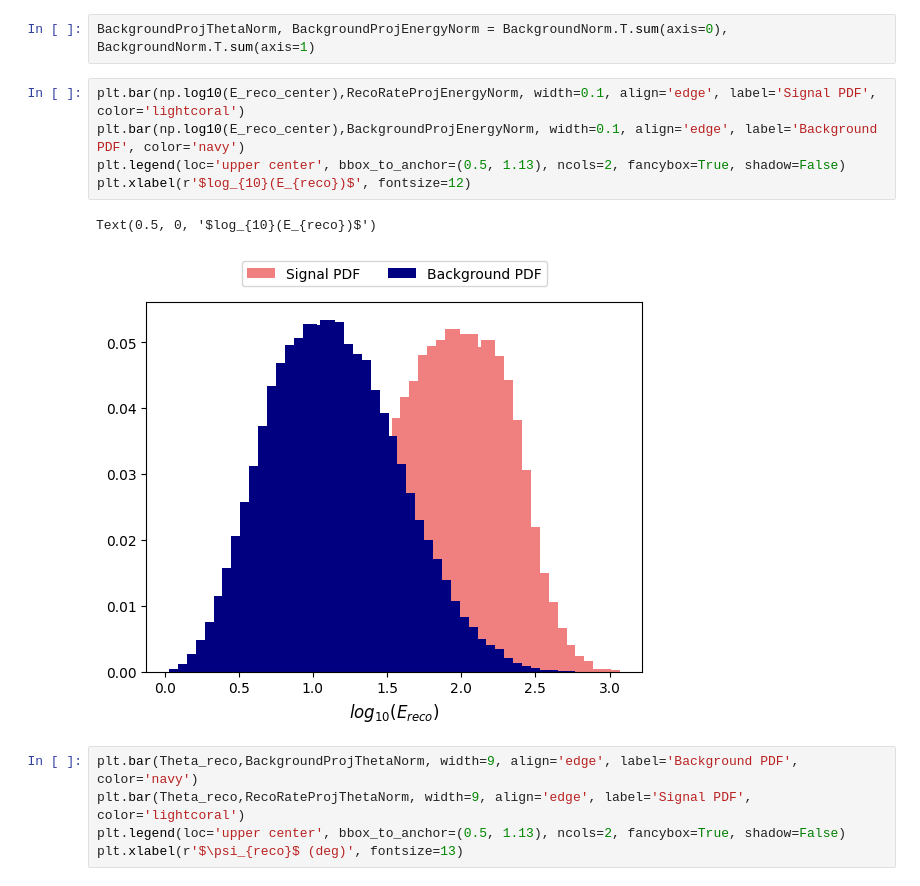
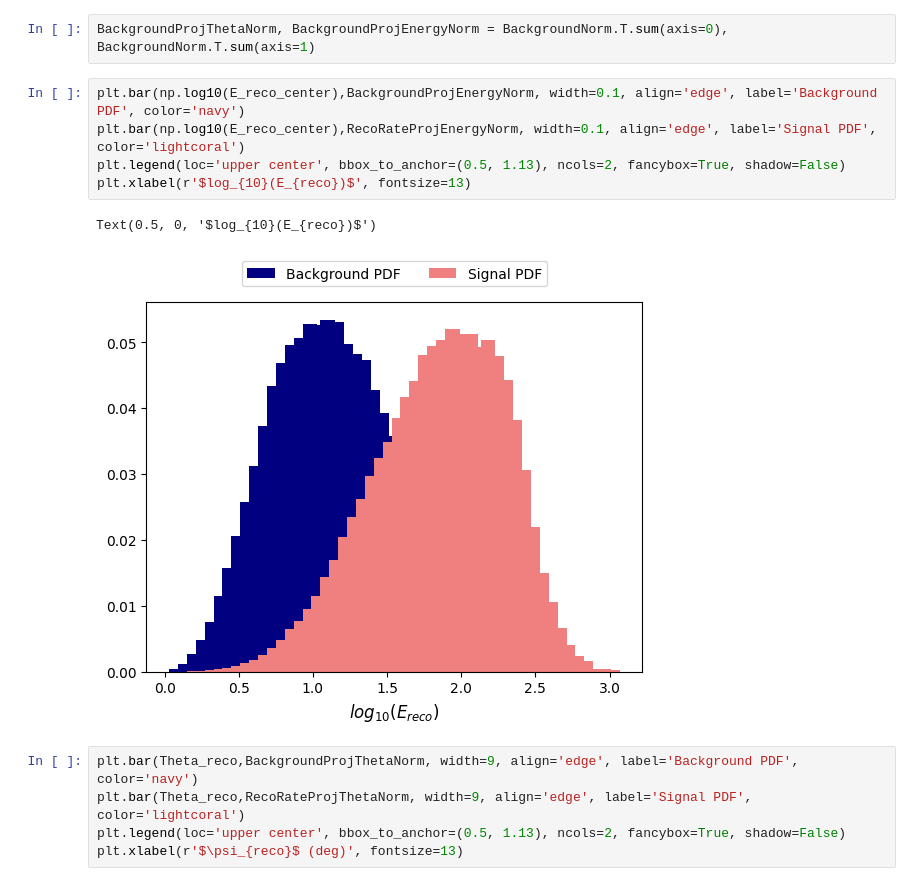
Before and after one commit to danaevld/IceCube, a Jupyter notebook: DisplayPDFs.ipynb, the cells around one changed output. Cells and saved outputs as stored; diff of their text form.

```diff
--- a/DisplayPDFs.ipynb
+++ b/DisplayPDFs.ipynb
@@ -55,13 +55,13 @@ BackgroundProjTheta, BackgroundProjEnergy = Background.T.sum(axis=0), Background
 # %%
 BackgroundProjThetaNorm, BackgroundProjEnergyNorm = BackgroundNorm.T.sum(axis=0), BackgroundNorm.T.sum(axis=1)
 # %%
+plt.bar(np.log10(E_reco_center),BackgroundProjEnergyNorm, width=0.1, align='edge', label='Background PDF', color='navy')
 plt.bar(np.log10(E_reco_center),RecoRateProjEnergyNorm, width=0.1, align='edge', label='Signal PDF', color='lightcoral')
-plt.bar(np.log10(E_reco_center),BackgroundProjEnergyNorm, width=0.1, align='edge', label='Background PDF', color='navy')
 plt.legend(loc='upper center', bbox_to_anchor=(0.5, 1.13), ncols=2, fancybox=True, shadow=False)
-plt.xlabel(r'$log_{10}(E_{reco})$', fontsize=12)
+plt.xlabel(r'$log_{10}(E_{reco})$', fontsize=13)
 # %% [output]
 Text(0.5, 0, '$log_{10}(E_{reco})$')
-[figure, old version]
+[figure, new version]
 # %%
 plt.bar(Theta_reco,BackgroundProjThetaNorm, width=9, align='edge', label='Background PDF', color='navy')
 plt.bar(Theta_reco,RecoRateProjThetaNorm, width=9, align='edge', label='Signal PDF', color='lightcoral')
```
